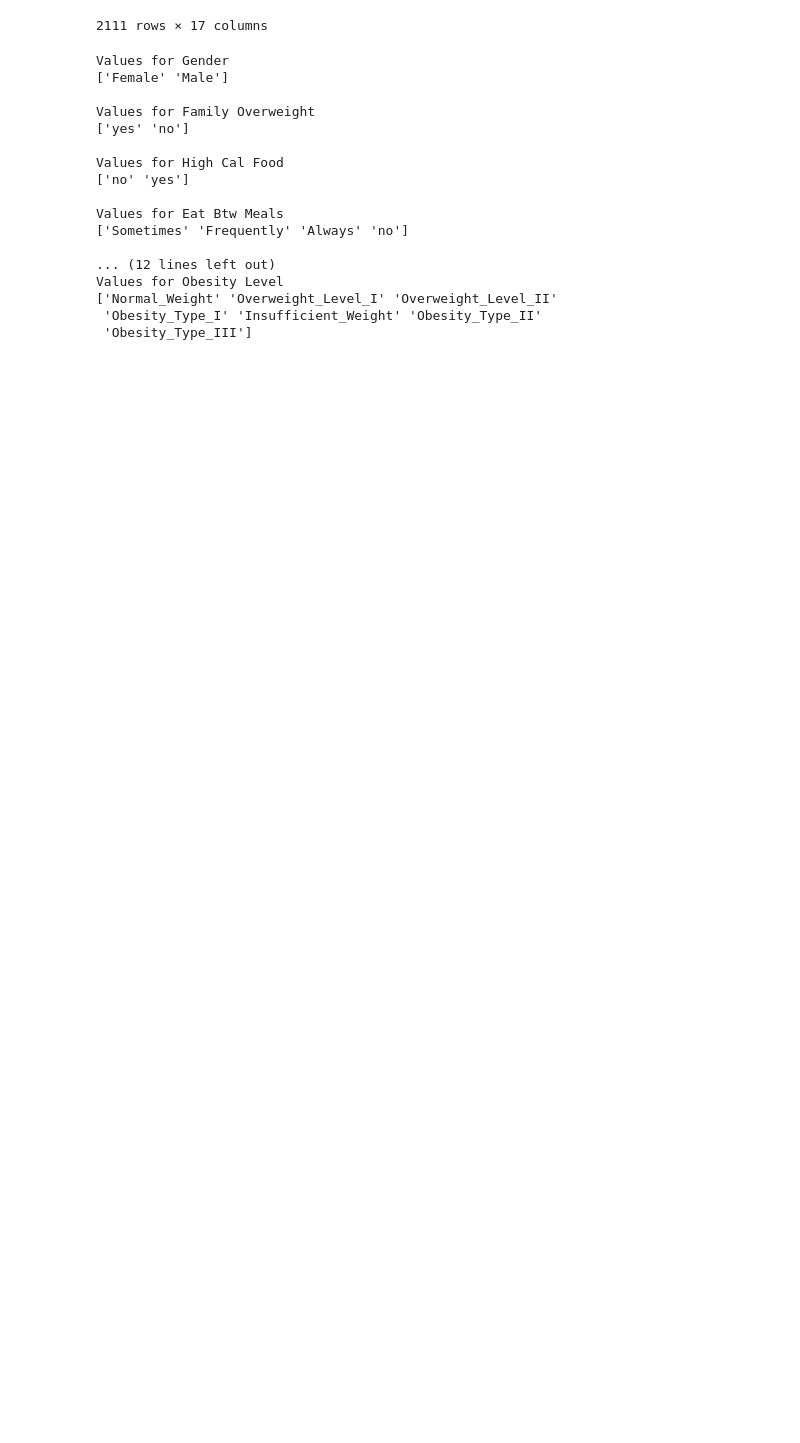
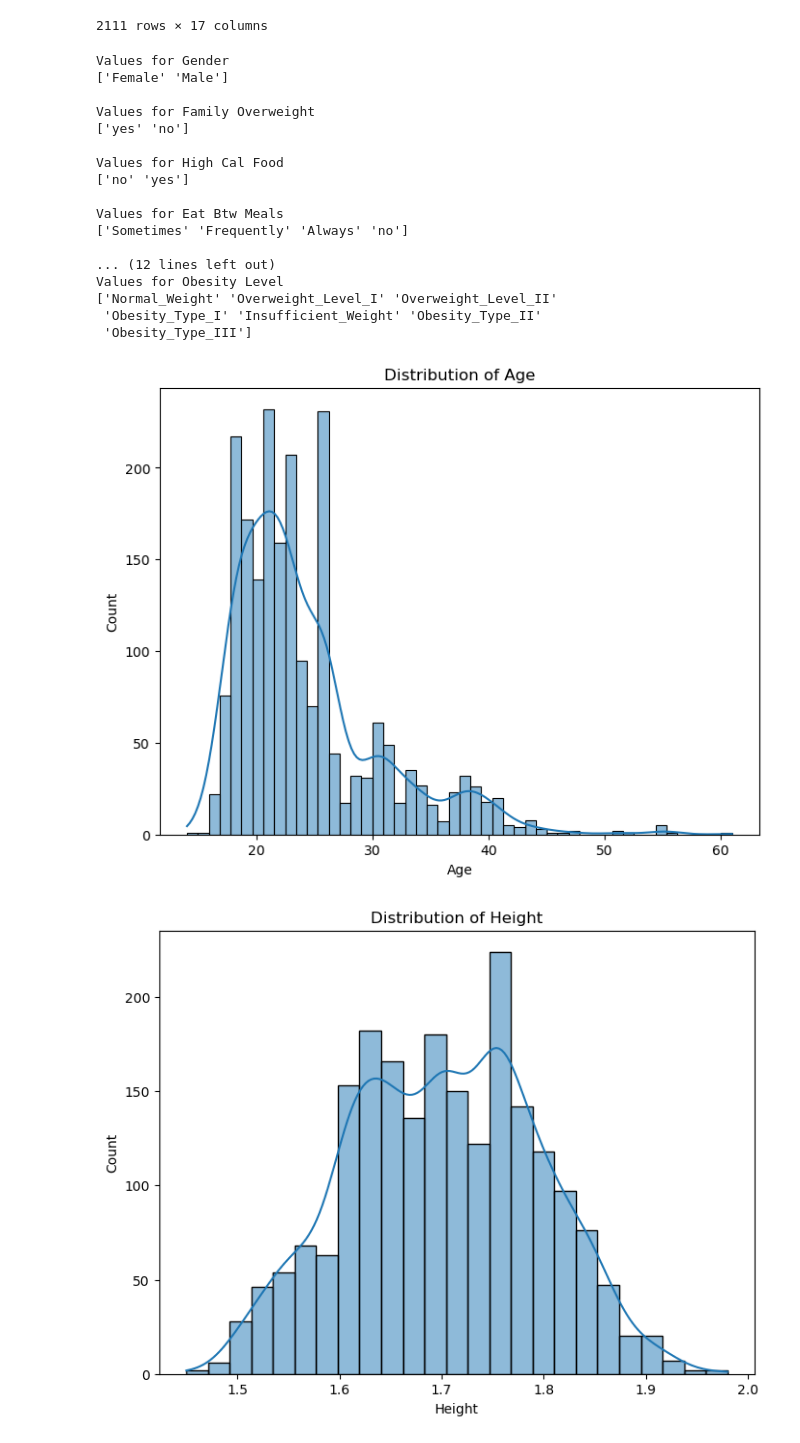
Before and after one commit to vhuson/cmu-case-study, a Jupyter notebook: CaseStudy.ipynb, the cells around one changed output. Saved outputs shown, nothing was run; the diff lists cells and outputs as text; code cells hidden in the pictures; blank space fills up the shorter version.

```diff
--- a/CaseStudy.ipynb
+++ b/CaseStudy.ipynb
@@ -241,0 +226,14 @@ for col1_i, col2_i in itertools.combinations(range(len(subset_columns)), 2):
+# %%
+# Histograms (age, height and weight)
+import seaborn as sns # to install run pip install seaborn in the terminal
+
+selection = ['Age', 'Height', 'Weight']
+
+for i in range(len(selection)):
+    plt.figure(figsize=(8, 6))
+    sns.histplot(df[selection[i]], bins="auto", kde=True)
+    plt.title("Distribution of " + selection[i])
+    plt.show()
+# %% [output]
+[figure, added]
+[figure, added]
```
Also changed, not shown: parts of 3 cells of this notebook.
